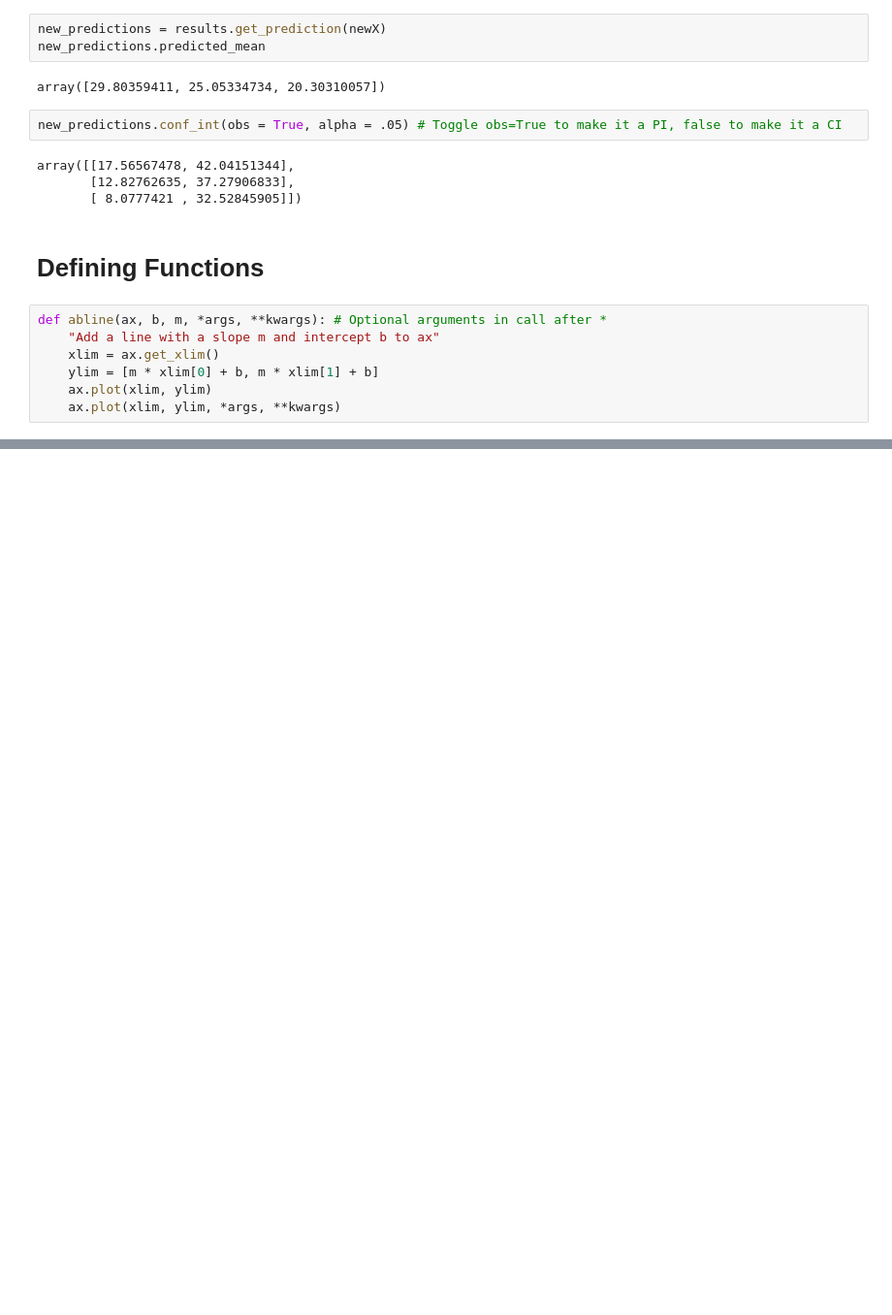
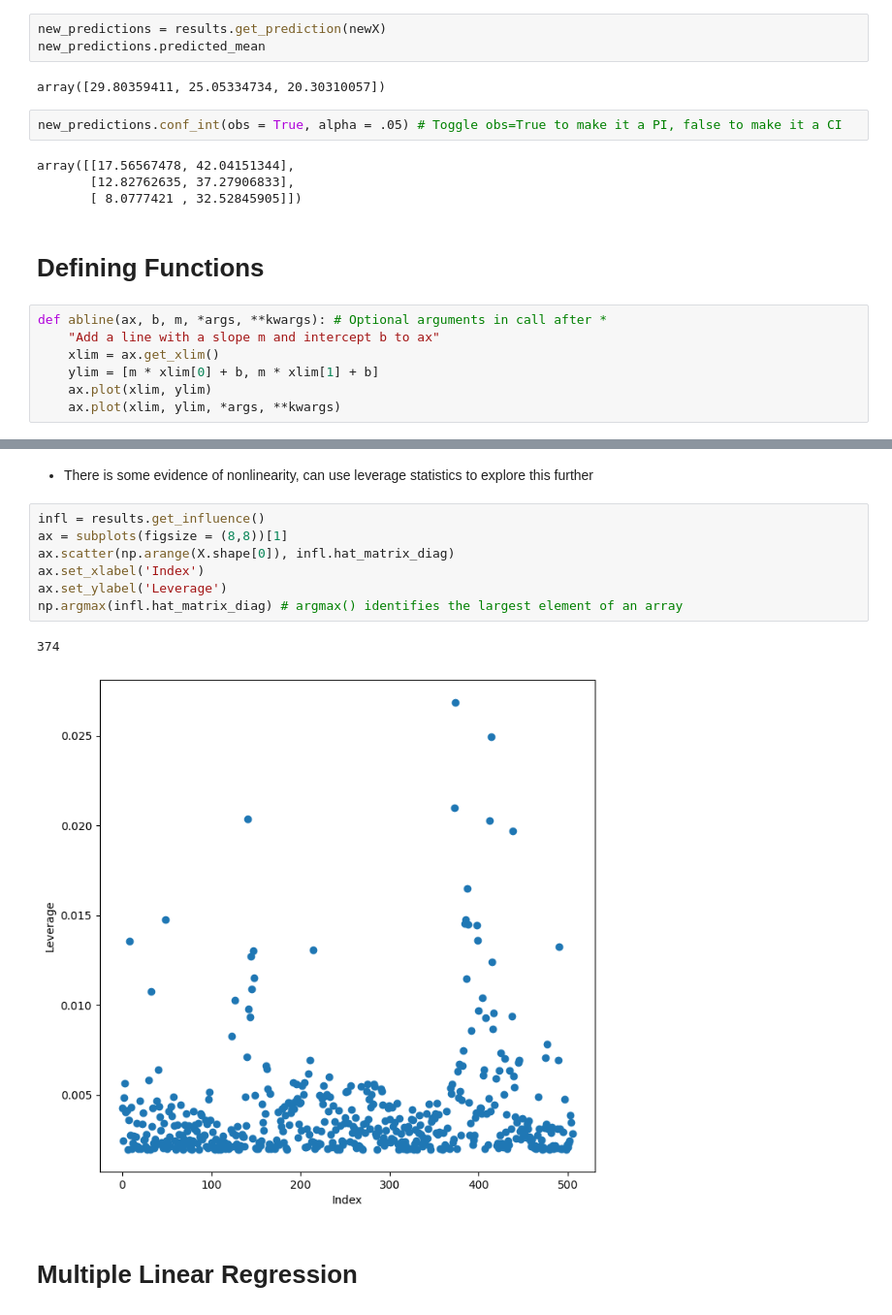
Before and after one commit to aditya-iyer1/tutorials, a Jupyter notebook: ISL/linear-regression.ipynb, the cells around one changed output, grey strips where cells are left out. Shown: that part at 97% size. Drawn from its saved outputs; the diff is of its cells as text; blank space fills up the shorter version.

Commit message:
finished linear regression tut

```diff
--- a/ISL/linear-regression.ipynb
+++ b/ISL/linear-regression.ipynb
@@ -207,0 +205,14 @@ abline(ax,
+# %% [markdown]
+- There is some evidence of nonlinearity, can use leverage statistics to explore this further
+# %%
+infl = results.get_influence()
+ax = subplots(figsize = (8,8))[1]
+ax.scatter(np.arange(X.shape[0]), infl.hat_matrix_diag)
+ax.set_xlabel('Index')
+ax.set_ylabel('Leverage')
+np.argmax(infl.hat_matrix_diag) # argmax() identifies the largest element of an array
+# %% [output]
+374
+[figure, added]
+# %% [markdown]
+# Multiple Linear Regression
```
Also changed, not shown: parts of 27 cells of this notebook.
